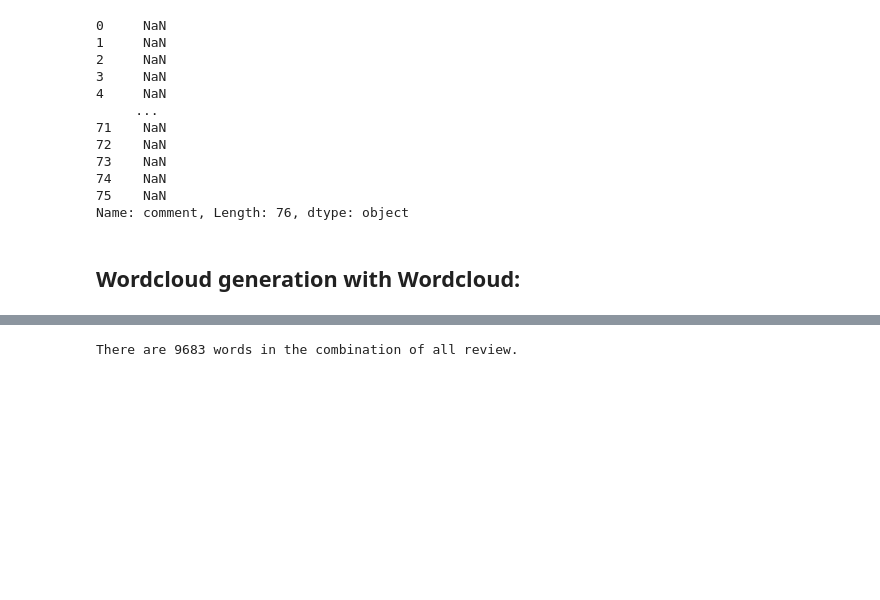
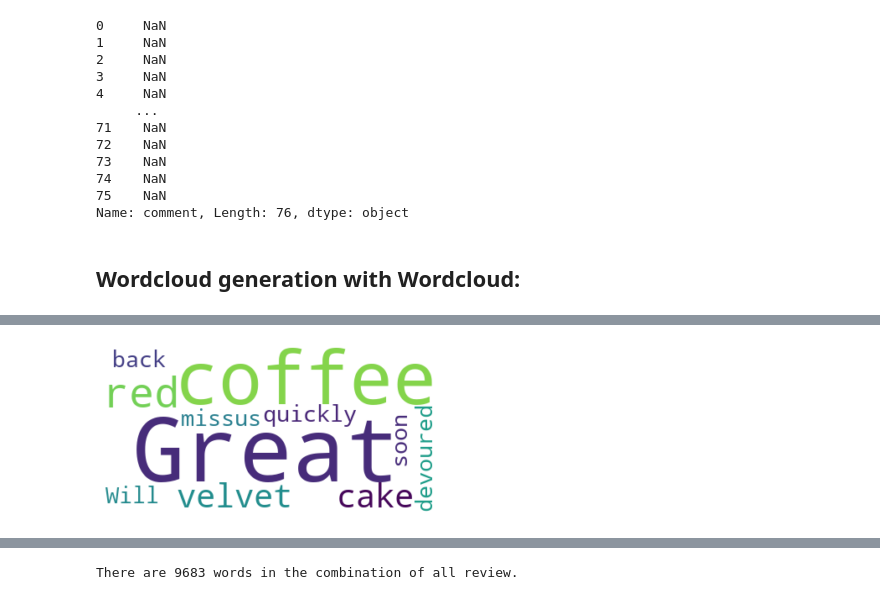
Before and after one commit to algakovic/element_coffee_review_analysis, a Jupyter notebook: transformers_sentiment_analysis.ipynb, the cells around one changed output, grey strips where cells are left out. Cells and saved outputs as stored; diff of their text form; code cells hidden in the pictures; blank space fills up the shorter version.

```diff
--- a/transformers_sentiment_analysis.ipynb
+++ b/transformers_sentiment_analysis.ipynb
@@ -394 +400,14 @@ plt.show()
+# %%
+# take second review for example purposes:
+text = final_df.comment[1]
+
+# Create and generate a word cloud image:
+wordcloud = WordCloud(max_words=100, background_color="white").generate(text)
+
+# Display the generated image:
+plt.imshow(wordcloud, interpolation='bilinear')
+plt.axis("off")
+plt.show()
+# %% [output]
+[figure, added]
 # %%
```
Also changed, not shown: parts of 14 cells of this notebook, 6 other files.
